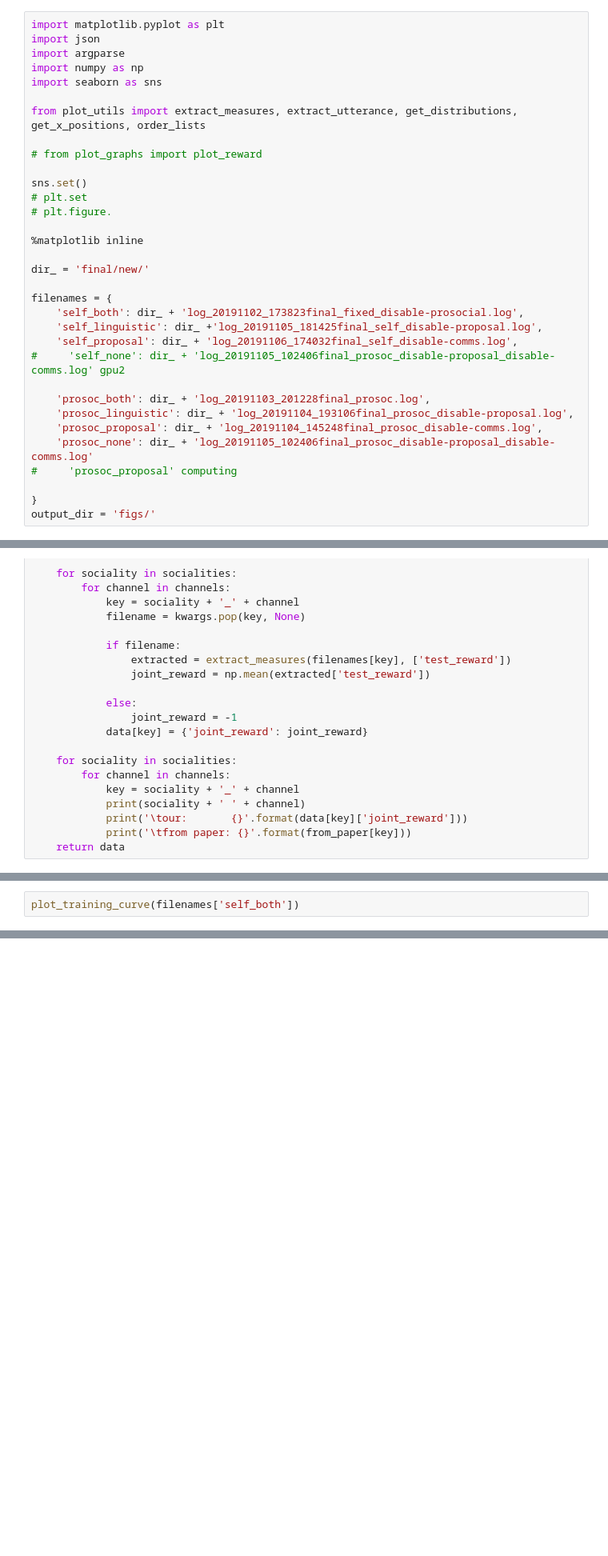
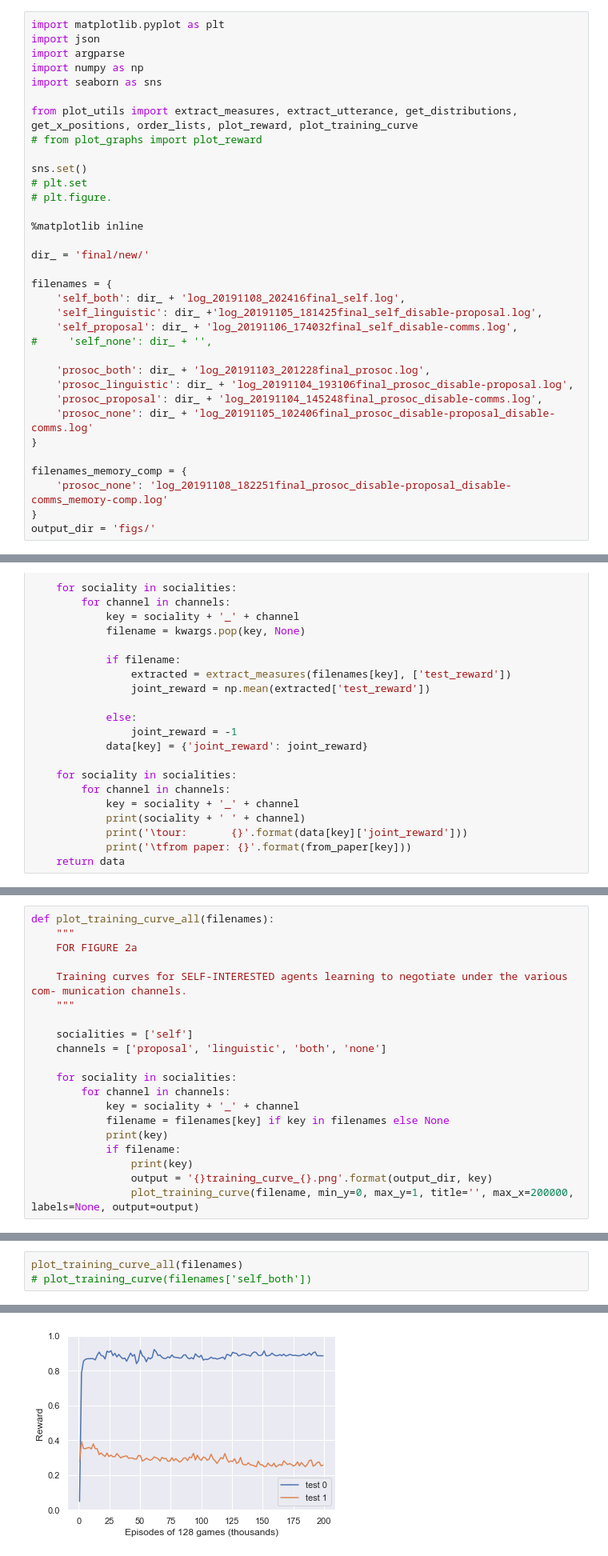
Before and after one commit to matteroftrust/emergent_comms_negotiation, a Jupyter notebook: n-grams_analysis.ipynb, the cells around one changed output, grey strips where cells are left out. Shown at 80% size. Drawn from its saved outputs; the diff is of its cells as text; blank space fills up the shorter version.

Commit message:
plots moved

```diff
--- a/n-grams_analysis.ipynb
+++ b/n-grams_analysis.ipynb
@@ -5,8 +5,7 @@ import argparse
 import numpy as np
 import seaborn as sns
 
-from plot_utils import extract_measures, extract_utterance, get_distributions, get_x_positions, order_lists
-
+from plot_utils import extract_measures, extract_utterance, get_distributions, get_x_positions, order_lists, plot_reward, plot_training_curve
 # from plot_graphs import plot_reward
 
 sns.set()
@@ -18,16 +17,18 @@ sns.set()
 dir_ = 'final/new/'
 
 filenames = {
-    'self_both': dir_ + 'log_20191102_173823final_fixed_disable-prosocial.log',
+    'self_both': dir_ + 'log_20191108_202416final_self.log',
     'self_linguistic': dir_ +'log_20191105_181425final_self_disable-proposal.log',
     'self_proposal': dir_ + 'log_20191106_174032final_self_disable-comms.log',
-#     'self_none': dir_ + 'log_20191105_102406final_prosoc_disable-proposal_disable-comms.log' gpu2
+#     'self_none': dir_ + '',
 
     'prosoc_both': dir_ + 'log_20191103_201228final_prosoc.log',
     'prosoc_linguistic': dir_ + 'log_20191104_193106final_prosoc_disable-proposal.log',
     'prosoc_proposal': dir_ + 'log_20191104_145248final_prosoc_disable-comms.log',
     'prosoc_none': dir_ + 'log_20191105_102406final_prosoc_disable-proposal_disable-comms.log'
-#     'prosoc_proposal' computing
+}
 
+filenames_memory_comp = {
+    'prosoc_none': 'log_20191108_182251final_prosoc_disable-proposal_disable-comms_memory-comp.log'
 }
 output_dir = 'figs/'
@@ -250,0 +144,20 @@ def training_curves(filenames):
+# %%
+def plot_training_curve_all(filenames):
+    """
+    FOR FIGURE 2a
+
+    Training curves for SELF-INTERESTED agents learning to negotiate under the various com- munication channels.
+    """
+
+    socialities = ['self']
+    channels = ['proposal', 'linguistic', 'both', 'none']
+
+    for sociality in socialities:
+        for channel in channels:
+            key = sociality + '_' + channel
+            filename = filenames[key] if key in filenames else None
+            print(key)
+            if filename:
+                print(key)
+                output = '{}training_curve_{}.png'.format(output_dir, key)
+                plot_training_curve(filename, min_y=0, max_y=1, title='', max_x=200000, labels=None, output=output)
@@ -251,2 +168,4 @@ def training_curves(filenames):
 # %%
-plot_training_curve(filenames['self_both'])
+plot_training_curve_all(filenames)
+# plot_training_curve(filenames['self_both'])
+# %% [output]
@@ -253,3 +178,4 @@ plot_training_curve(filenames['self_both'])
+[figure, added]
 # %%
 def plot_utterance(distribution, turn, vocab_len=10, utter_len=6):
     labels = [str(i) for i in range(utter_len)]
```
Also changed, not shown: parts of 11 cells of this notebook, 1 other file.
